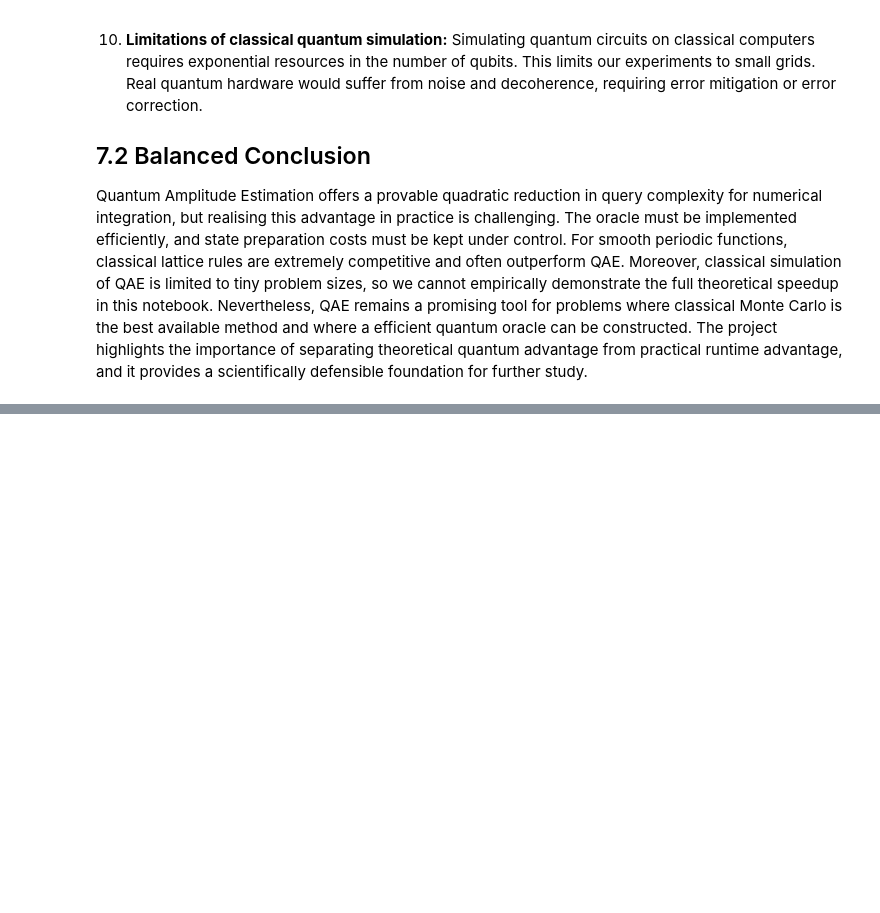
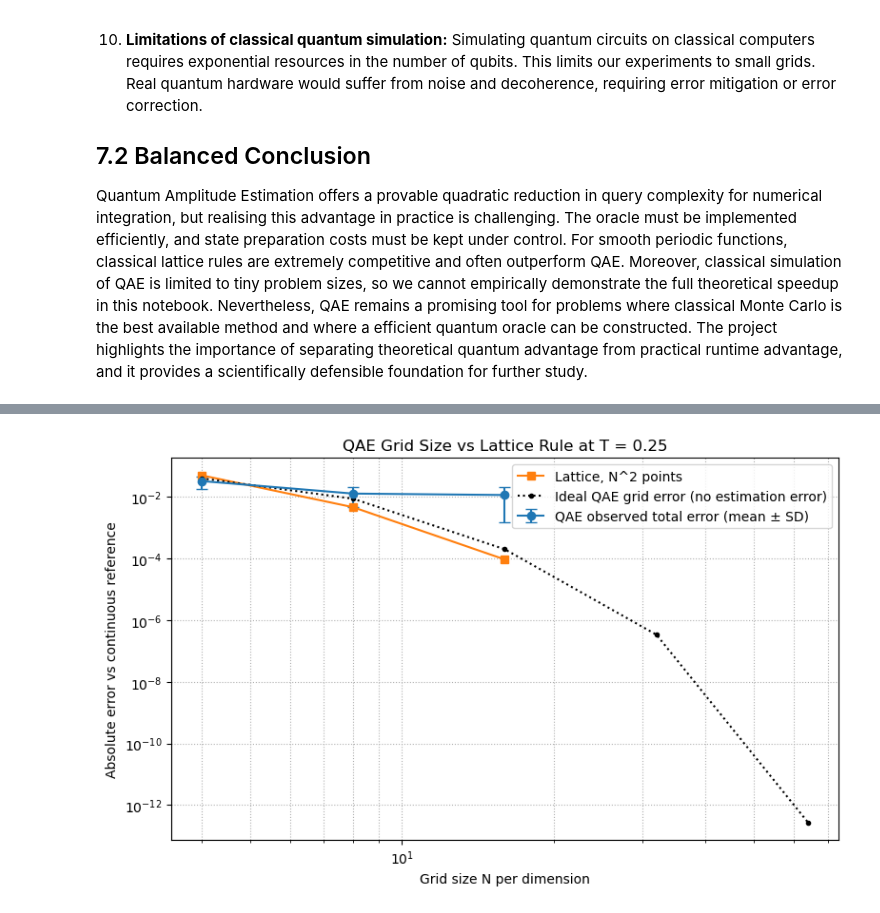
Before and after one commit to nayakanjika/open-london-2026, a Jupyter notebook: notebook.ipynb, the cells around one changed output, grey strips where cells are left out. Saved outputs shown, nothing was run; the diff lists cells and outputs as text; code cells hidden in the pictures; blank space fills up the shorter version.

```diff
--- a/notebook.ipynb
+++ b/notebook.ipynb
@@ -632,0 +678,80 @@ Quantum Amplitude Estimation offers a provable quadratic reduction in query comp
+# %%
+T_qae_study = 0.25
+N_qae_study = [4, 8, 16]
+epsilon_qae_study = 0.05
+qae_repeats = 5
+qae_lattice_results = []
+ref_qae_study = reference_values[T_qae_study]
+
+for N in N_qae_study:
+    n_per_dim_study = int(np.log2(N))
+    A_study = build_state_preparation(T_qae_study, n_per_dim_study)
+    n_coord_study = A_study.num_qubits - 1
+    problem_study = EstimationProblem(
+        state_preparation=A_study,
+        objective_qubits=[n_coord_study],
+    )
+    qae_errors = []
+    oracle_queries = []
+    for repetition in range(qae_repeats):
+        sampler_study = StatevectorSampler(seed=42 + repetition)
+        iae_study = IterativeAmplitudeEstimation(
+            epsilon_target=epsilon_qae_study,
+            alpha=0.05,
+            sampler=sampler_study,
+        )
+        result = iae_study.estimate(problem_study)
+        qae_errors.append(abs(result.estimation - ref_qae_study))
+        oracle_queries.append(result.num_oracle_queries)
+
+    lattice_estimate = lattice_rule_integral(T_qae_study, N * N)
+    lattice_error = abs(lattice_estimate - ref_qae_study)
+    qae_lattice_results.append({
+        'N': N,
+        'grid_points': N * N,
+        'qubits': A_study.num_qubits,
+        'qae_errors': qae_errors,
+        'mean_qae_error': np.mean(qae_errors),
+        'std_qae_error': np.std(qae_errors),
+        'lattice_error': lattice_error,
+        'mean_oracle_queries': np.mean(oracle_queries),
+        'win_fraction': np.mean(np.array(qae_errors) < lattice_error),
+    })
+
+print(f'QAE eps target = {epsilon_qae_study:.3f}; errors are against the continuous reference ({qae_repeats} runs)')
+print(f'{"N":>4} | {"N^2 points":>10} | {"qubits":>6} | {"QAE mean ± SD":>20} | {"lattice error":>14} | {"mean Grover queries":>19} | QAE win rate')
+print('-' * 112)
+for row in qae_lattice_results:
+    print(f'{row["N"]:4d} | {row["grid_points"]:10d} | {row["qubits"]:6d} | {row["mean_qae_error"]:9.3e} ± {row["std_qae_error"]:8.2e} | {row["lattice_error"]:14.3e} | {row["mean_oracle_queries"]:19.1f} | {row["win_fraction"]:10.0%}')
+
+qae_grid_scan = [4, 8, 16, 32, 64]
+ideal_qae_grid_errors = [
+    abs(uniform_grid_integral(T_qae_study, N) - ref_qae_study)
+    for N in qae_grid_scan
+]
+matched_lattice_errors = [
+    abs(lattice_rule_integral(T_qae_study, N * N) - ref_qae_study)
+    for N in qae_grid_scan
+]
+stable_crossovers = [
+    N for i, N in enumerate(qae_grid_scan)
+    if all(ideal_qae_grid_errors[j] < matched_lattice_errors[j] for j in range(i, len(qae_grid_scan)))
+]
+print('\nIdeal grid-resolution comparison (before QAE estimation error):')
+if stable_crossovers:
+    print(f'From N={stable_crossovers[0]} onward in this scan, the N x N QAE grid error stays below the lattice-rule error at N^2 points.')
+else:
+    print('No stable crossover found in this grid-size scan.')
+
+plt.figure(figsize=(8, 5))
+plt.errorbar([r['N'] for r in qae_lattice_results], [r['mean_qae_error'] for r in qae_lattice_results], yerr=[r['std_qae_error'] for r in qae_lattice_results], fmt='o-', capsize=4, label='QAE observed total error (mean ± SD)')
+plt.loglog([r['N'] for r in qae_lattice_results], [r['lattice_error'] for r in qae_lattice_results], 's-', label='Lattice, N^2 points')
+plt.loglog(qae_grid_scan, ideal_qae_grid_errors, 'k:', marker='.', label='Ideal QAE grid error (no estimation error)')
+plt.xlabel('Grid size N per dimension')
+plt.ylabel('Absolute error vs continuous reference')
+plt.title(f'QAE Grid Size vs Lattice Rule at T = {T_qae_study}')
+plt.legend()
+plt.grid(True, which='both', linestyle=':')
+plt.tight_layout()
+plt.show()
+# %% [output]
@@ -632,0 +767 @@ Quantum Amplitude Estimation offers a provable quadratic reduction in query comp
+[figure, added]
```
Also changed, not shown: parts of 11 cells of this notebook, 1 other file.
